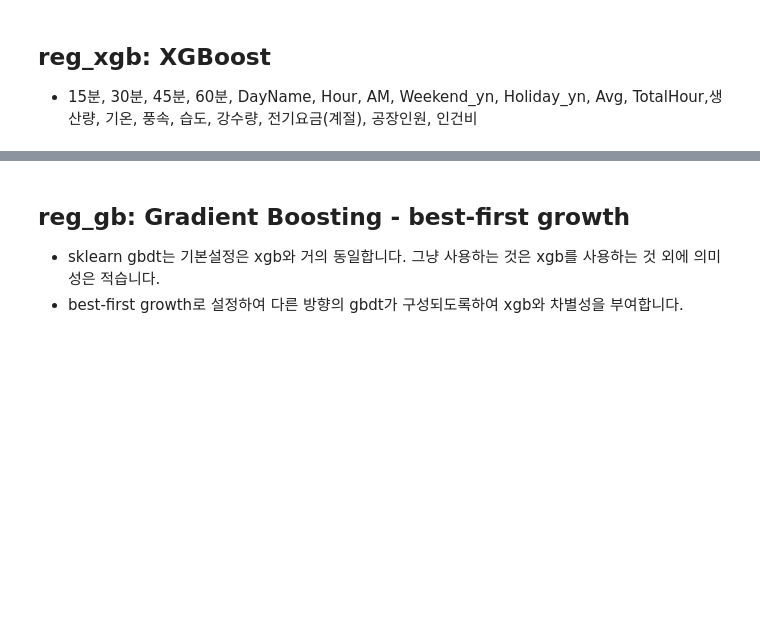
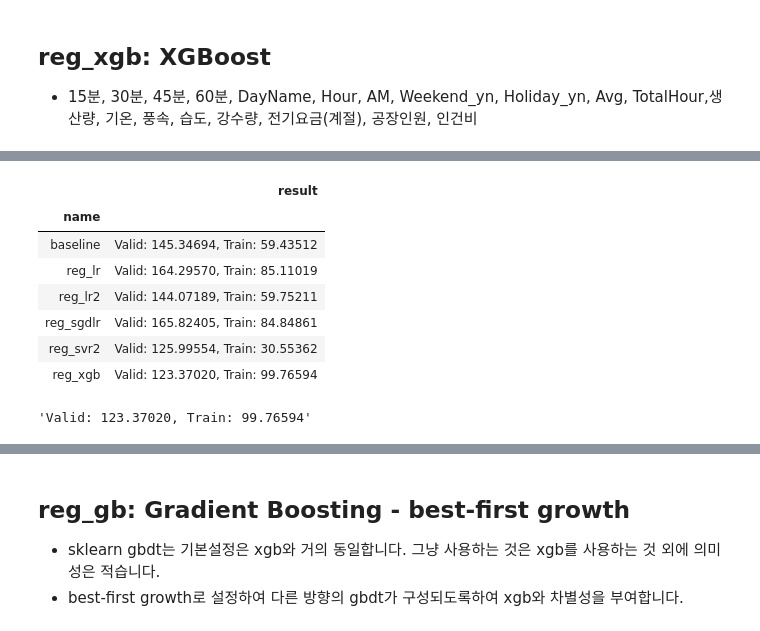
Before and after one commit to sunkusun9/DS_lv3_2610, a Jupyter notebook: sec_ds_lv3_prob3_kaggle.ipynb, the cells around one changed output, grey strips where cells are left out. Saved outputs shown, nothing was run; the diff lists cells and outputs as text; code cells hidden in the pictures; blank space fills up the shorter version.

```diff
--- a/sec_ds_lv3_prob3_kaggle.ipynb
+++ b/sec_ds_lv3_prob3_kaggle.ipynb
@@ -466,0 +535,23 @@ eval_model('reg_sgdlr', reg_sgdlr)
+# %%
+import xgboost as xgb
+X_xgb = "15분, 30분, 45분, 60분, DayName, Hour, AM, Weekend_yn, Holiday_yn, Avg, TotalHour, 생산량, 기온, 풍속, 습도, 강수량, 전기요금(계절), 공장인원, 인건비"
+X_xgb = X_xgb.split(', ')
+ct = ColumnTransformer([
+    ('pt', 'passthrough', X_xgb)
+])
+reg_xgb = make_pipeline(
+    ct, xgb.XGBRegressor(
+        random_state = 123
+    )
+)
+eval_model('reg_xgb', reg_xgb)
+# %% [output]
+|  | result |
+| name |  |
+| baseline | Valid: 145.34694, Train: 59.43512 |
+| reg_lr | Valid: 164.29570, Train: 85.11019 |
+| reg_lr2 | Valid: 144.07189, Train: 59.75211 |
+| reg_sgdlr | Valid: 165.82405, Train: 84.84861 |
+| reg_svr2 | Valid: 125.99554, Train: 30.55362 |
+| reg_xgb | Valid: 123.37020, Train: 99.76594 |
+'Valid: 123.37020, Train: 99.76594'
```
Also changed, not shown: parts of 16 cells of this notebook.
